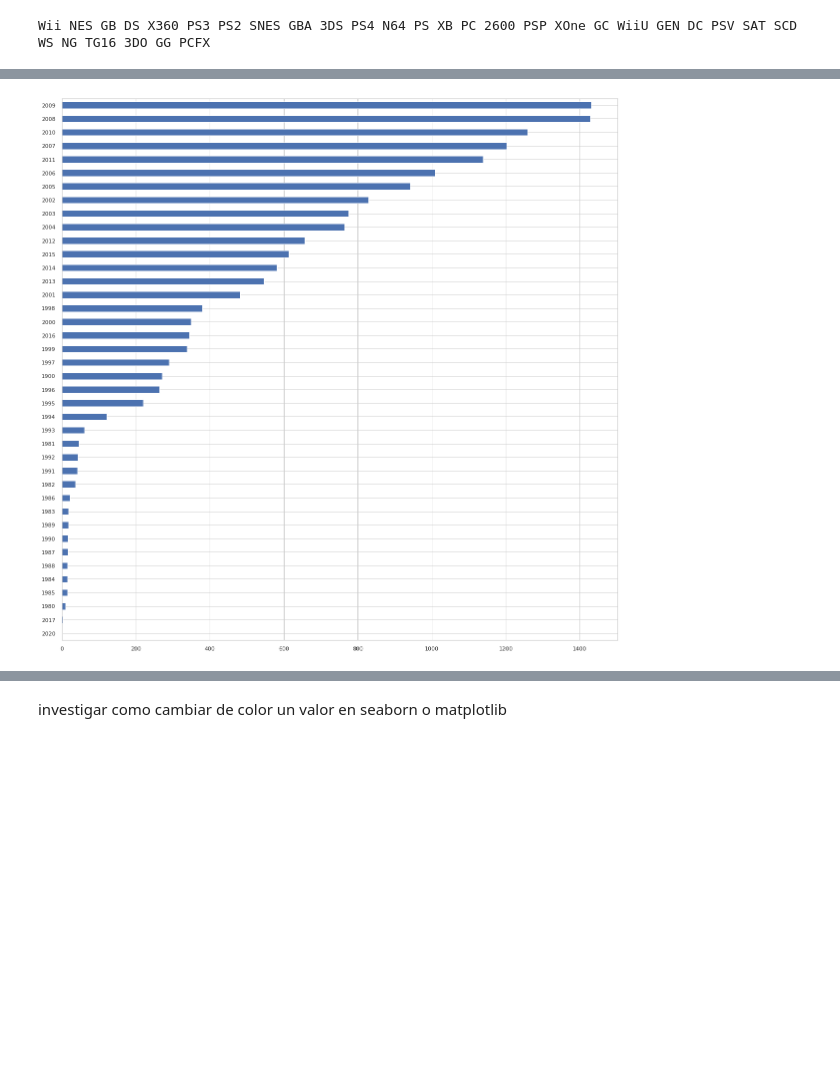
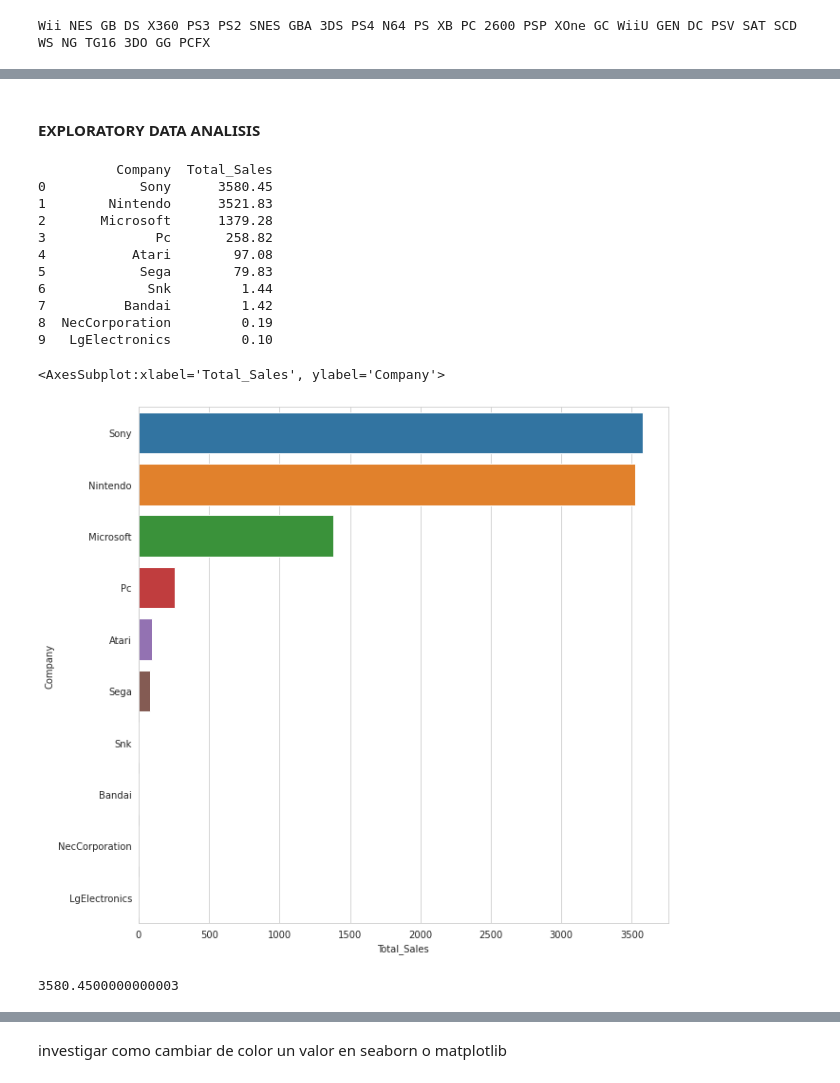
Before and after one commit to Gapcroz/Videogame-Sales-Analysis-, a Jupyter notebook: videogames_sales/vg_sales.ipynb, the cells around one changed output, grey strips where cells are left out. Cells and saved outputs as stored; diff of their text form; code cells hidden in the pictures; blank space fills up the shorter version.

```diff
--- a/videogames_sales/vg_sales.ipynb
+++ b/videogames_sales/vg_sales.ipynb
@@ -234,5 +247,35 @@ vgs.head()
-# %%
-vgs["Year"].value_counts(ascending=True).plot.barh(figsize=(20,20));
-# buscar imprimir con el formato de plt.barh
-# %% [output]
-[figure, removed]
+# %% [markdown]
+#### EXPLORATORY DATA ANALISIS
+# %%
+# making a table with values of global sales using in columns the category company and index with genre
+total_sales_company = vgs.pivot_table(index="Genre", columns= "Company", values= "Global_Sales",aggfunc="sum").sum()
+# order values from higher to lower
+total_sales_company = total_sales_company.sort_values(ascending= False)
+# reset the index names
+total_sales_company = total_sales_company.reset_index()
+# adding new names in columns
+total_sales_company.columns = ["Company", "Total_Sales"]
+print(total_sales_company)
+# graph the results using barplot with seaborn
+fig = plt.figure(figsize=(10,10))
+sns.barplot(data= total_sales_company, x= "Total_Sales", y="Company", order= total_sales_company["Company"])
+# %% [output]
+          Company  Total_Sales
+0            Sony      3580.45
+1        Nintendo      3521.83
+2       Microsoft      1379.28
+3              Pc       258.82
+4           Atari        97.08
+5            Sega        79.83
+6             Snk         1.44
+7          Bandai         1.42
+8  NecCorporation         0.19
+9   LgElectronics         0.10
+<AxesSubplot:xlabel='Total_Sales', ylabel='Company'>
+[figure, added]
+# %%
+# verify that result are the same as DataFrame in (vgs)
+sony = vgs[vgs["Company"] == "Sony"].Global_Sales.sum()
+sony
+# %% [output]
+3580.4500000000003
```
Also changed, not shown: parts of 10 cells of this notebook.
